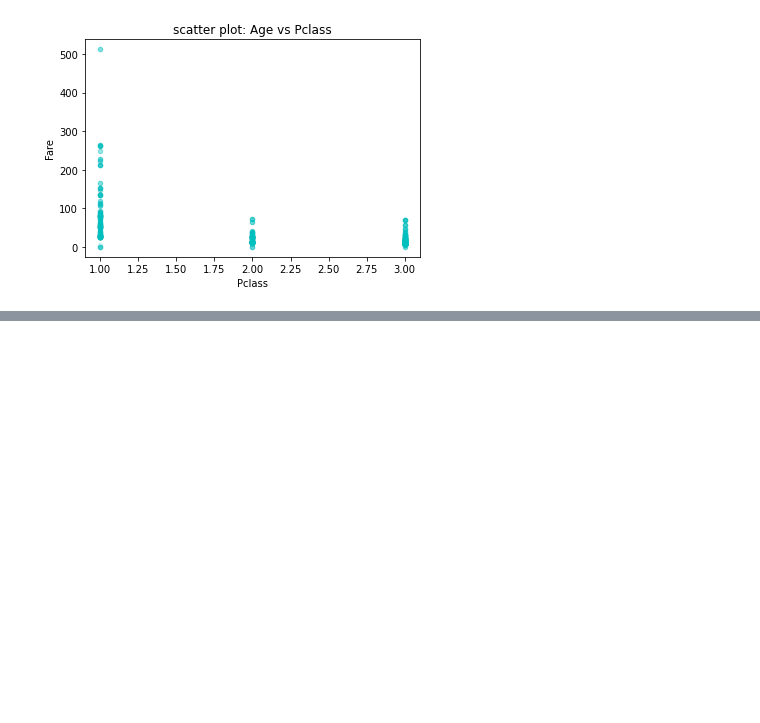
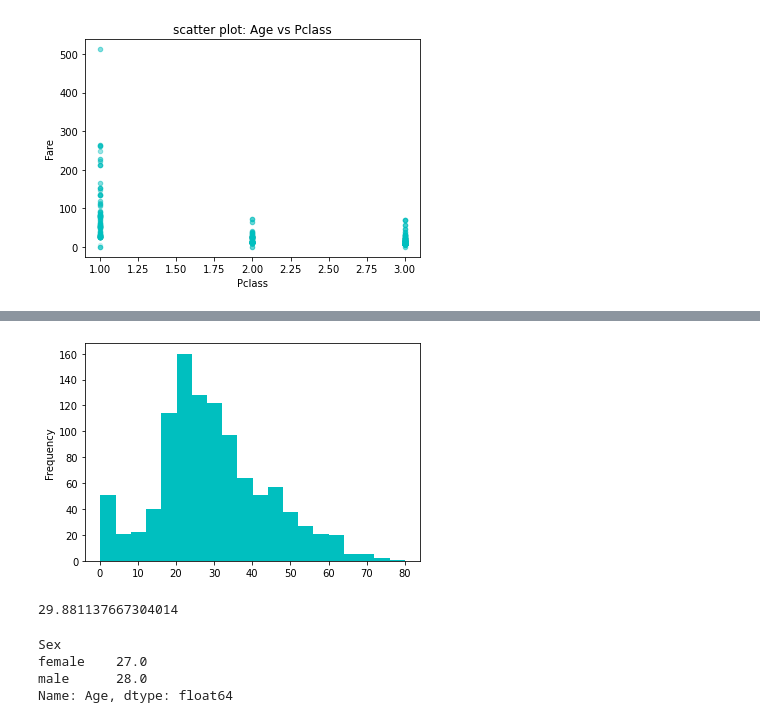
Before and after one commit to datenleben/Titanic-Data-Analysis, a Jupyter notebook: Titanic_Data_Analysis.ipynb, the cells around one changed output, grey strips where cells are left out. Saved outputs shown, nothing was run; the diff lists cells and outputs as text; code cells hidden in the pictures; blank space fills up the shorter version.

```diff
--- a/Titanic_Data_Analysis.ipynb
+++ b/Titanic_Data_Analysis.ipynb
@@ -321,0 +496,2 @@ df.plot.scatter(x='Pclass', y='Fare', color='c', title ='scatter plot: Age vs Pc
+# %%
+df.Embarked.fillna('C', inplace=True)
@@ -321,0 +531,3 @@ df.plot.scatter(x='Pclass', y='Fare', color='c', title ='scatter plot: Age vs Pc
+# %%
+median_fare = df.loc[(df.Pclass == 3) & (df.Embarked =='S'),'Fare'].median()
+print (median_fare)
@@ -321,0 +536,2 @@ df.plot.scatter(x='Pclass', y='Fare', color='c', title ='scatter plot: Age vs Pc
+# %%
+df.Fare.fillna(median_fare, inplace=True)
@@ -321,0 +580,15 @@ df.plot.scatter(x='Pclass', y='Fare', color='c', title ='scatter plot: Age vs Pc
+# %%
+df.Age.plot(kind ='hist', bins=20,color ='c');
+# %% [output]
+[figure, added]
+# %%
+df.Age.mean()
+# %% [output]
+29.881137667304014
+# %%
+df.groupby('Sex').Age.median()
+# %% [output]
+Sex
+female    27.0
+male      28.0
+Name: Age, dtype: float64
```
Also changed, not shown: parts of 36 cells of this notebook.
